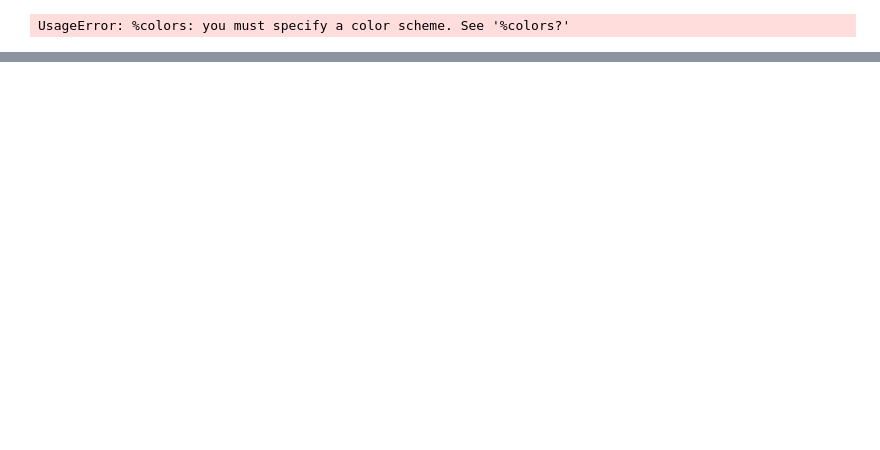
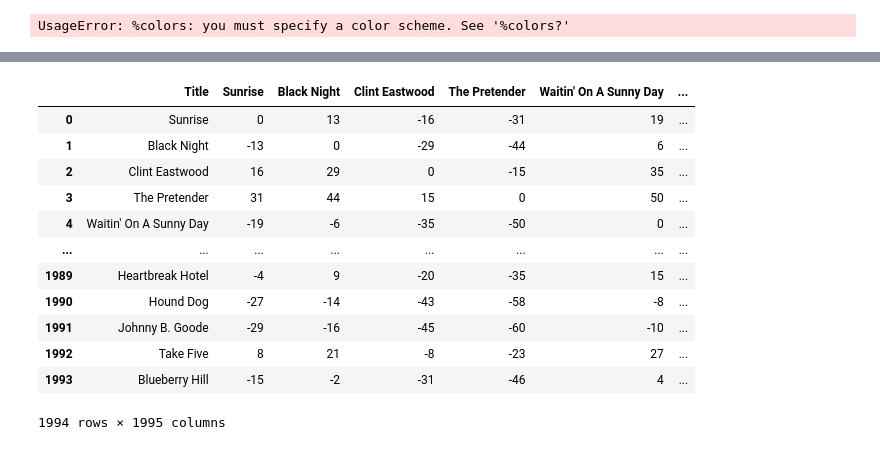
Before and after one commit to CMU-IDS-Fall-2022/final-project-ids-team, a Jupyter notebook: test.ipynb, the cells around one changed output, grey strips where cells are left out. Saved outputs shown, nothing was run; the diff lists cells and outputs as text; code cells hidden in the pictures; blank space fills up the shorter version.

```diff
--- a/test.ipynb
+++ b/test.ipynb
@@ -134,0 +120,4 @@ df = pd.read_csv('Spotify-2000.csv')
+# %%
+df2 = df.set_index('Title')
+# %%
+diff = df2['Valence'].values - df2['Valence'].values[:,None]
@@ -134,0 +140,16 @@ df = pd.read_csv('Spotify-2000.csv')
+# %%
+pd.concat((df['Title'], pd.DataFrame(diff, columns=df['Title'])), axis=1)
+# %% [output]
+|  | Title | Sunrise | Black Night | Clint Eastwood | The Pretender | Waitin' On A Sunny Day | ... |
+| 0 | Sunrise | 0 | 13 | -16 | -31 | 19 | ... |
+| 1 | Black Night | -13 | 0 | -29 | -44 | 6 | ... |
+| 2 | Clint Eastwood | 16 | 29 | 0 | -15 | 35 | ... |
+| 3 | The Pretender | 31 | 44 | 15 | 0 | 50 | ... |
+| 4 | Waitin' On A Sunny Day | -19 | -6 | -35 | -50 | 0 | ... |
+| ... | ... | ... | ... | ... | ... | ... | ... |
+| 1989 | Heartbreak Hotel | -4 | 9 | -20 | -35 | 15 | ... |
+| 1990 | Hound Dog | -27 | -14 | -43 | -58 | -8 | ... |
+| 1991 | Johnny B. Goode | -29 | -16 | -45 | -60 | -10 | ... |
+| 1992 | Take Five | 8 | 21 | -8 | -23 | 27 | ... |
+| 1993 | Blueberry Hill | -15 | -2 | -31 | -46 | 4 | ... |
+1994 rows × 1995 columns
```
Also changed, not shown: parts of 2 cells of this notebook, 1 other file.
